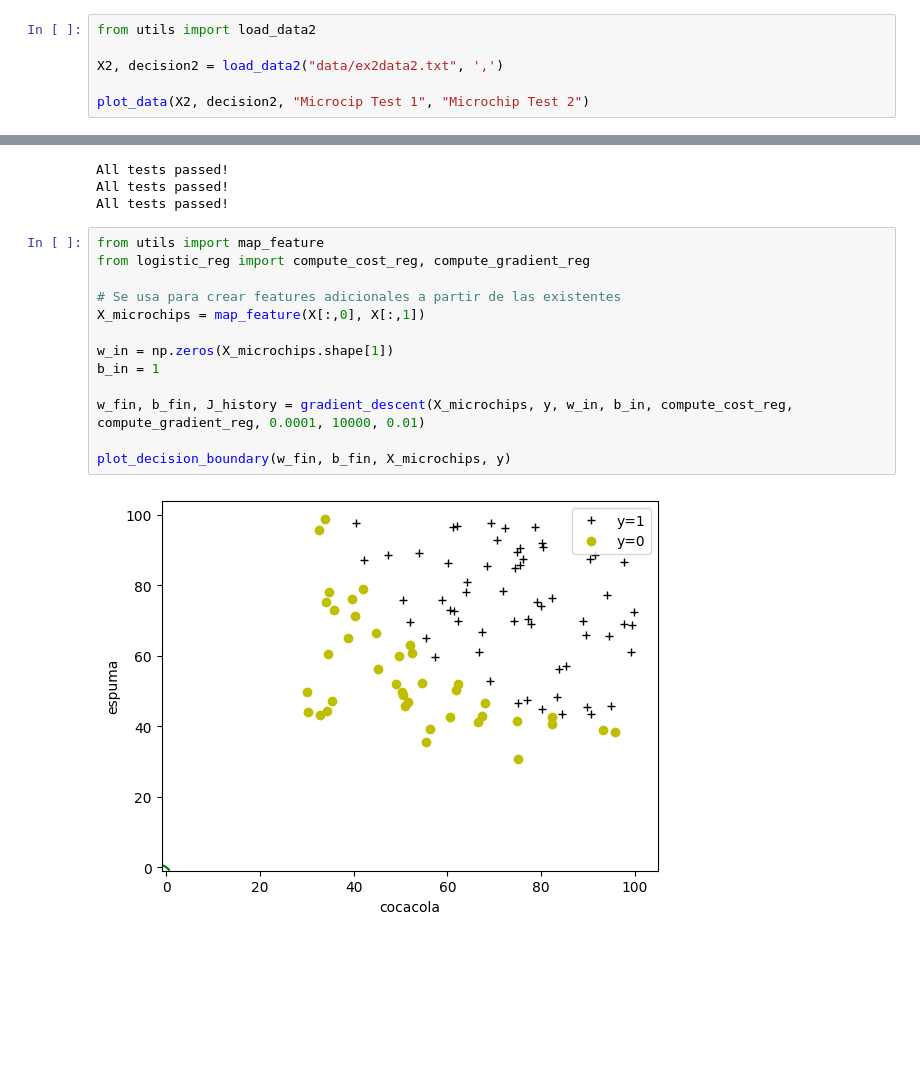
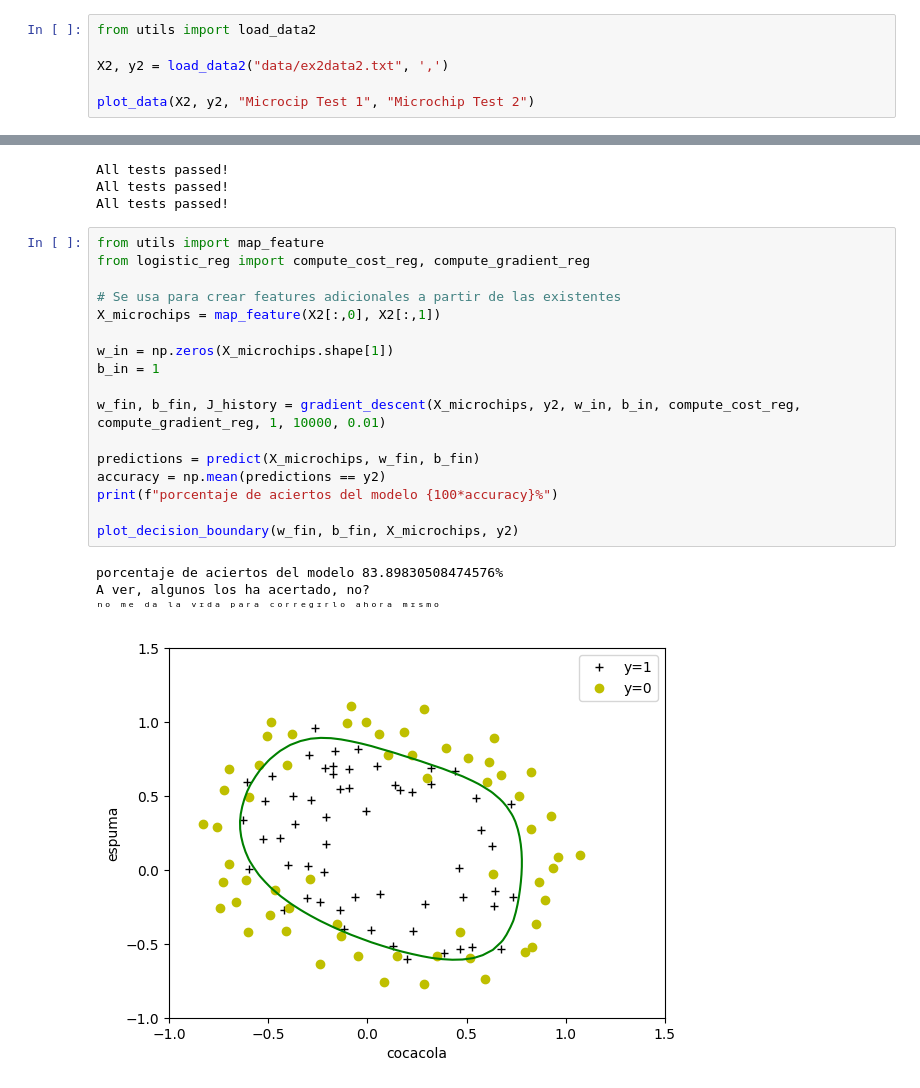
Before and after one commit to Jorzuiz/Anotaciones-23-24, a Jupyter notebook: AAaaaaa/Practicas/Practica 3/main.ipynb, the cells around one changed output, grey strips where cells are left out. Saved outputs shown, nothing was run; the diff lists cells and outputs as text; blank space fills up the shorter version.

```diff
--- a/AAaaaaa/Practicas/Practica 3/main.ipynb
+++ b/AAaaaaa/Practicas/Practica 3/main.ipynb
@@ -56,9 +59,9 @@ porcentaje de aciertos del modelo 92.0%
 # %%
 from utils import load_data2
 
-X2, decision2 = load_data2("data/ex2data2.txt", ',')
+X2, y2 = load_data2("data/ex2data2.txt", ',')
 
-plot_data(X2, decision2, "Microcip Test 1", "Microchip Test 2")
+plot_data(X2, y2, "Microcip Test 1", "Microchip Test 2")
 # %% [output]
 [figure]
 # %%
@@ -76,15 +79,22 @@ All tests passed!
 # %%
 from utils import map_feature
 from logistic_reg import compute_cost_reg, compute_gradient_reg
 
 # Se usa para crear features adicionales a partir de las existentes
-X_microchips = map_feature(X[:,0], X[:,1])
+X_microchips = map_feature(X2[:,0], X2[:,1])
 
 w_in = np.zeros(X_microchips.shape[1])
 b_in = 1
 
-w_fin, b_fin, J_history = gradient_descent(X_microchips, y, w_in, b_in, compute_cost_reg, compute_gradient_reg, 0.0001, 10000, 0.01)
+w_fin, b_fin, J_history = gradient_descent(X_microchips, y2, w_in, b_in, compute_cost_reg, compute_gradient_reg, 1, 10000, 0.01)
 
-plot_decision_boundary(w_fin, b_fin, X_microchips, y)
+predictions = predict(X_microchips, w_fin, b_fin)
+accuracy = np.mean(predictions == y2)
+print(f"porcentaje de aciertos del modelo {100*accuracy}%")
+
+plot_decision_boundary(w_fin, b_fin, X_microchips, y2)
 # %% [output]
+porcentaje de aciertos del modelo 83.89830508474576%
+A ver, algunos los ha acertado, no?
+ⁿᵒ ᵐᵉ ᵈᵃ ˡᵃ ᵛᶦᵈᵃ ᵖᵃʳᵃ ᶜᵒʳʳᵉᵍᶦʳˡᵒ ᵃʰᵒʳᵃ ᵐᶦˢᵐᵒ
-[figure, old version]
+[figure, new version]
```
Also changed, not shown: parts of 1 cell of this notebook, 8 other files.
